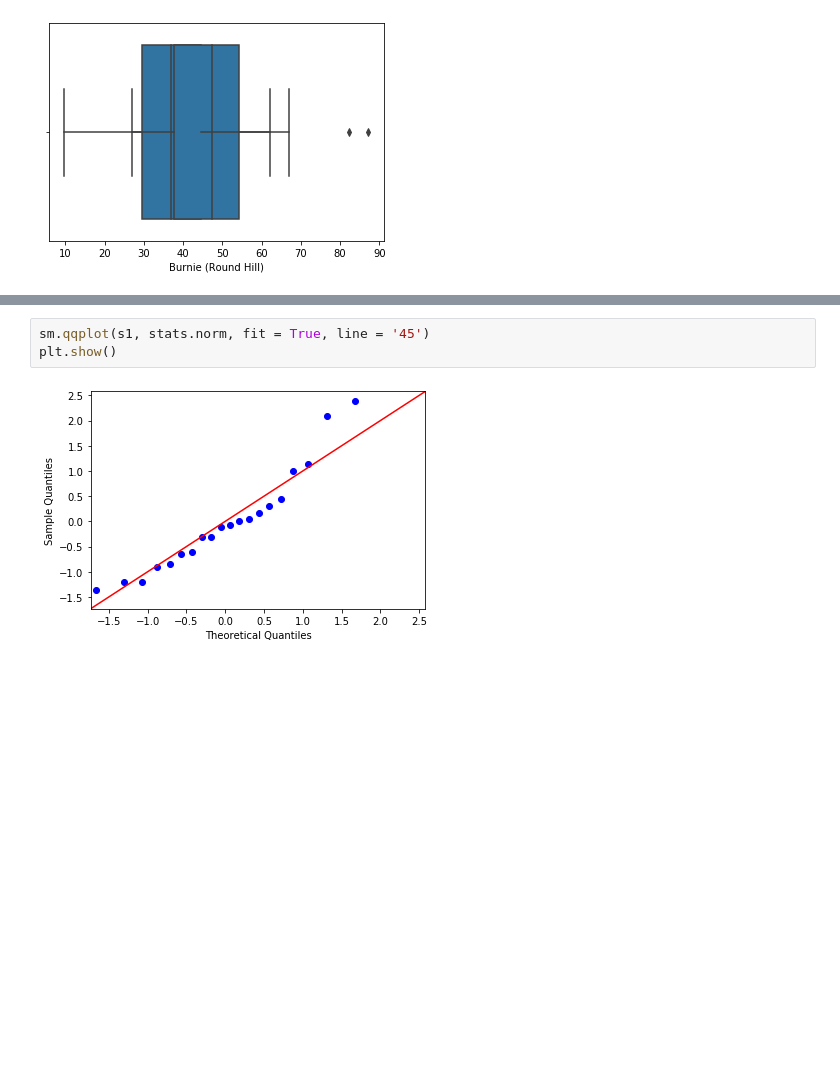
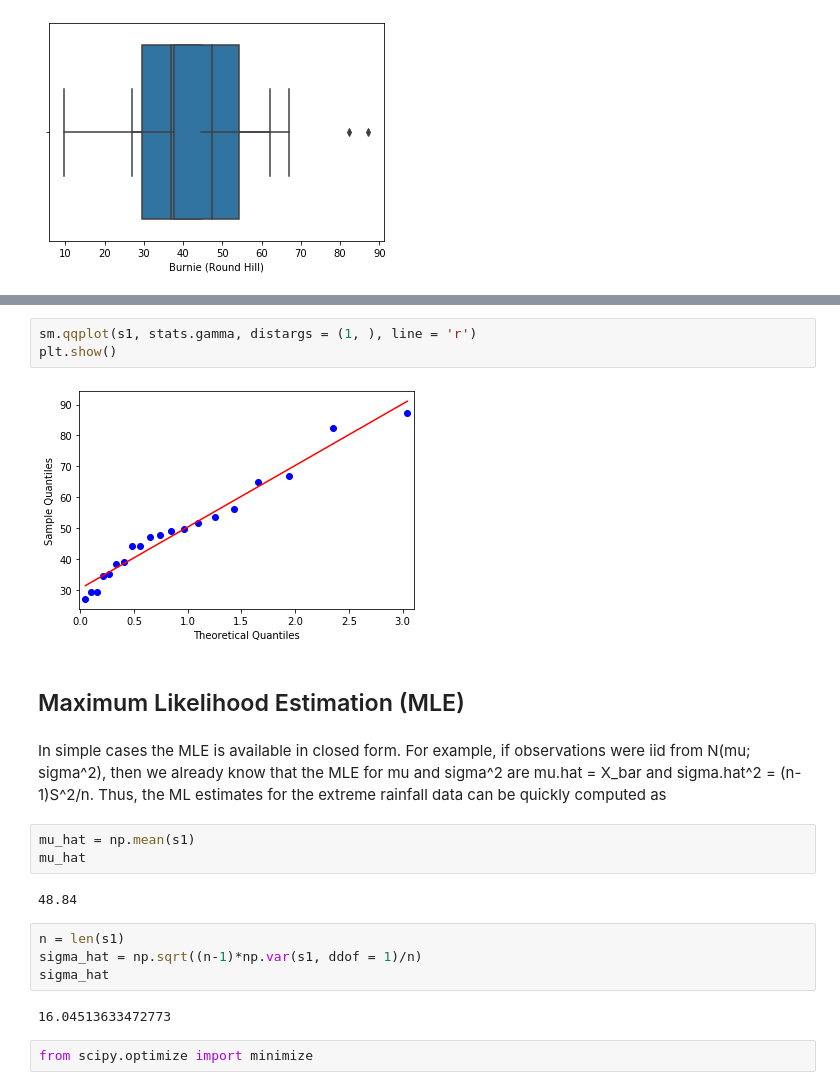
Before and after one commit to starnlm/Kaggle, a Jupyter notebook: EDA-Python/EDA Python.ipynb, the cells around one changed output, grey strips where cells are left out. Saved outputs shown, nothing was run; the diff lists cells and outputs as text; blank space fills up the shorter version.

```diff
--- a/EDA-Python/EDA Python.ipynb
+++ b/EDA-Python/EDA Python.ipynb
@@ -173,5 +173,25 @@ pplot(data = tasmania, y = stats.gamma, x = 'Burnie (Round Hill)', kind='qq', he
 # %%
-sm.qqplot(s1, stats.norm, fit = True, line = '45')
+sm.qqplot(s1, stats.gamma, distargs = (1, ), line = 'r')
 plt.show()
 # %% [output]
-[figure, old version]
+[figure, new version]
+# %% [markdown]
+## Maximum Likelihood Estimation (MLE)
+# %% [markdown]
+In simple cases the MLE is
+available in closed form. For example, if observations were iid from N(mu; sigma^2), then we already
+know that the MLE for mu and sigma^2 are mu.hat = X_bar and sigma.hat^2 = (n-1)S^2/n. Thus, the ML estimates
+for the extreme rainfall data can be quickly computed as
+# %%
+mu_hat = np.mean(s1)
+mu_hat
+# %% [output]
+48.84
+# %%
+n = len(s1)
+sigma_hat = np.sqrt((n-1)*np.var(s1, ddof = 1)/n)
+sigma_hat
+# %% [output]
+16.04513633472773
+# %%
+from scipy.optimize import minimize
```
Also changed, not shown: parts of 4 cells of this notebook.
